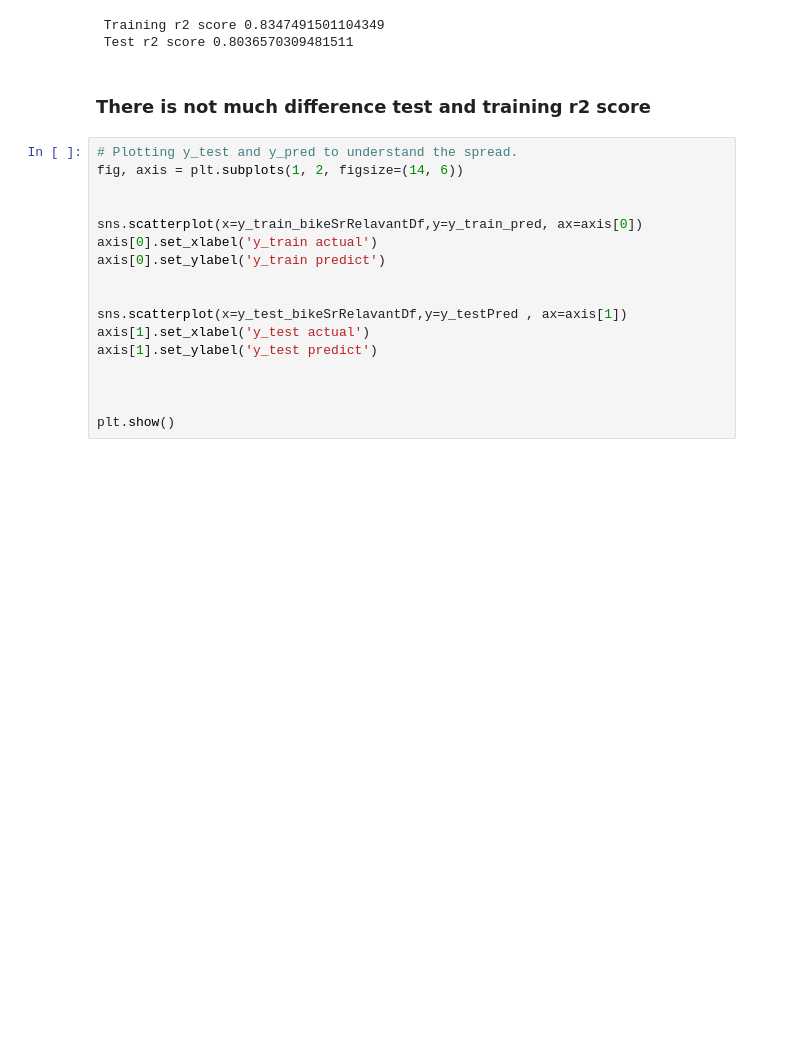
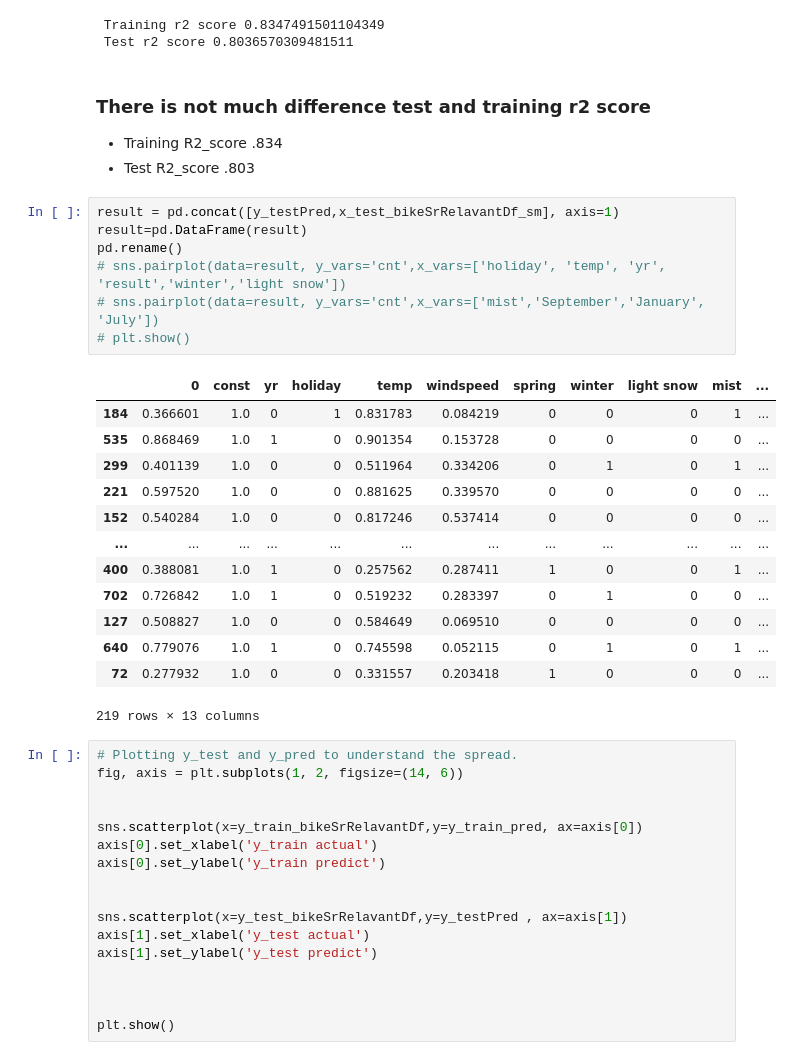
Before and after one commit to gauravtyagi02/bikesharingcompany, a Jupyter notebook: BikeSharingComLinearReg.ipynb, the cells around one changed output. Cells and saved outputs as stored; diff of their text form; blank space fills up the shorter version.

```diff
--- a/BikeSharingComLinearReg.ipynb
+++ b/BikeSharingComLinearReg.ipynb
@@ -524,6 +524,29 @@ print(' Test r2 score',r2_score(y_true=y_test_bikeSrRelavantDf, y_pred=y_testPre
  Test r2 score 0.8036570309481511
 # %% [markdown]
 ### There is not much difference test and training r2 score
+- Training R2_score .834
+- Test R2_score .803
+# %%
+result = pd.concat([y_testPred,x_test_bikeSrRelavantDf_sm], axis=1)
+result=pd.DataFrame(result)
+pd.rename()
+# sns.pairplot(data=result, y_vars='cnt',x_vars=['holiday', 'temp', 'yr', 'result','winter','light snow'])
+# sns.pairplot(data=result, y_vars='cnt',x_vars=['mist','September','January', 'July'])
+# plt.show()
+# %% [output]
+|  | 0 | const | yr | holiday | temp | windspeed | spring | winter | light snow | mist | ... |
+| 184 | 0.366601 | 1.0 | 0 | 1 | 0.831783 | 0.084219 | 0 | 0 | 0 | 1 | ... |
+| 535 | 0.868469 | 1.0 | 1 | 0 | 0.901354 | 0.153728 | 0 | 0 | 0 | 0 | ... |
+| 299 | 0.401139 | 1.0 | 0 | 0 | 0.511964 | 0.334206 | 0 | 1 | 0 | 1 | ... |
+| 221 | 0.597520 | 1.0 | 0 | 0 | 0.881625 | 0.339570 | 0 | 0 | 0 | 0 | ... |
+| 152 | 0.540284 | 1.0 | 0 | 0 | 0.817246 | 0.537414 | 0 | 0 | 0 | 0 | ... |
+| ... | ... | ... | ... | ... | ... | ... | ... | ... | ... | ... | ... |
+| 400 | 0.388081 | 1.0 | 1 | 0 | 0.257562 | 0.287411 | 1 | 0 | 0 | 1 | ... |
+| 702 | 0.726842 | 1.0 | 1 | 0 | 0.519232 | 0.283397 | 0 | 1 | 0 | 0 | ... |
+| 127 | 0.508827 | 1.0 | 0 | 0 | 0.584649 | 0.069510 | 0 | 0 | 0 | 0 | ... |
+| 640 | 0.779076 | 1.0 | 1 | 0 | 0.745598 | 0.052115 | 0 | 1 | 0 | 1 | ... |
+| 72 | 0.277932 | 1.0 | 0 | 0 | 0.331557 | 0.203418 | 1 | 0 | 0 | 0 | ... |
+219 rows × 13 columns
 # %%
 # Plotting y_test and y_pred to understand the spread.
 fig, axis = plt.subplots(1, 2, figsize=(14, 6))
```
Also changed, not shown: parts of 5 cells of this notebook, 1 other file.
